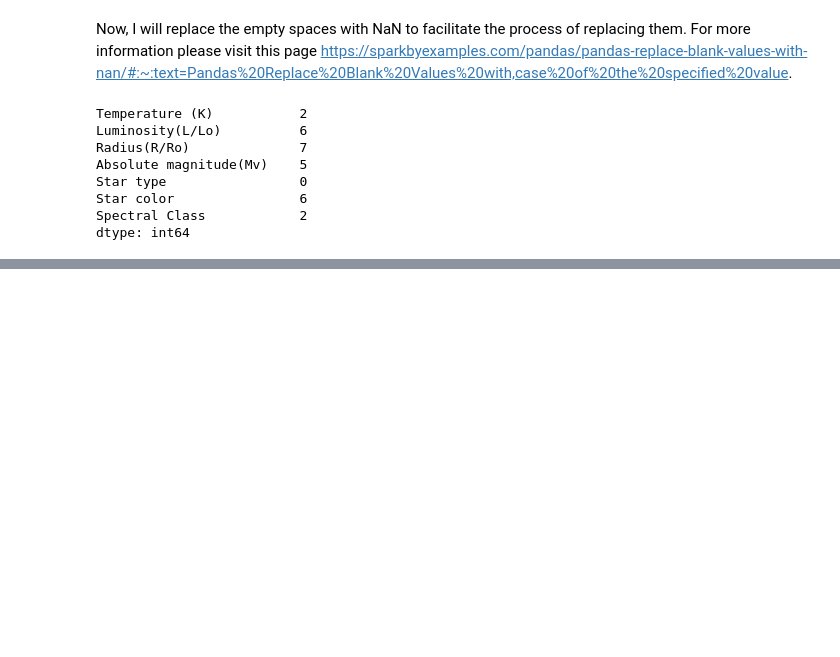
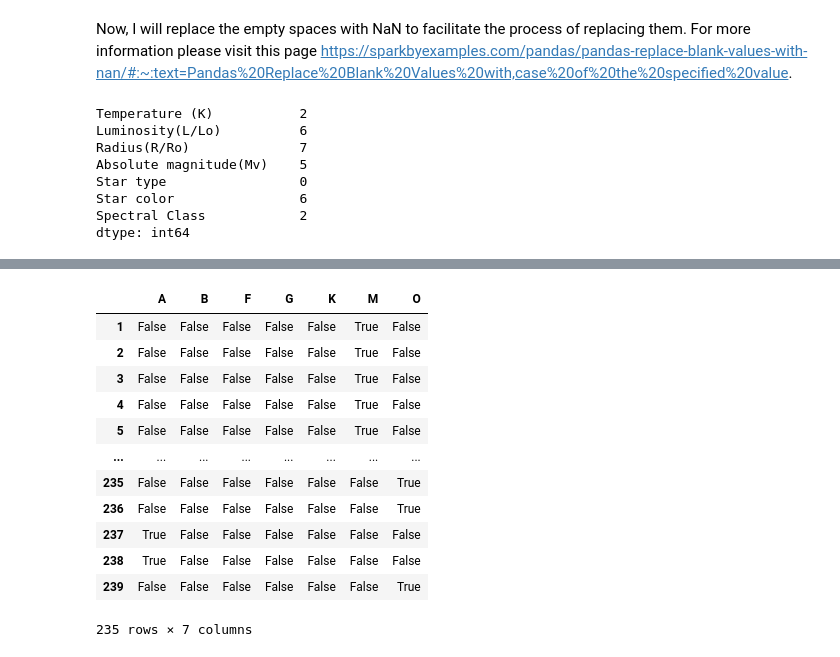
Before and after one commit to AER-cmd/my_ML_learning_projects, a Jupyter notebook: code.ipynb, the cells around one changed output, grey strips where cells are left out. Cells and saved outputs as stored; diff of their text form; code cells hidden in the pictures; blank space fills up the shorter version.

```diff
--- a/code.ipynb
+++ b/code.ipynb
@@ -172,0 +196,4 @@ dtype: int64
+# %%
+#I will create a new Dataframe with Temperature and spectral class columns of the previous one
+Temp_Spec_class_df = newest_df[['Temperature (K)', 'Spectral Class']]
+Temp_Spec_class_df
@@ -172,0 +214,4 @@ dtype: int64
+# %%
+#Next, I'll drop the rows wit empty values
+Temp_Spec_class_df.dropna(inplace=True)
+Temp_Spec_class_df.reset_index()
@@ -172,0 +236,16 @@ dtype: int64
+# %%
+pd.get_dummies(Temp_Spec_class_df['Spectral Class'])
+# %% [output]
+|  | A | B | F | G | K | M | O |
+| 1 | False | False | False | False | False | True | False |
+| 2 | False | False | False | False | False | True | False |
+| 3 | False | False | False | False | False | True | False |
+| 4 | False | False | False | False | False | True | False |
+| 5 | False | False | False | False | False | True | False |
+| ... | ... | ... | ... | ... | ... | ... | ... |
+| 235 | False | False | False | False | False | False | True |
+| 236 | False | False | False | False | False | False | True |
+| 237 | True | False | False | False | False | False | False |
+| 238 | True | False | False | False | False | False | False |
+| 239 | False | False | False | False | False | False | True |
+235 rows × 7 columns
```
Also changed, not shown: parts of 4 cells of this notebook.
